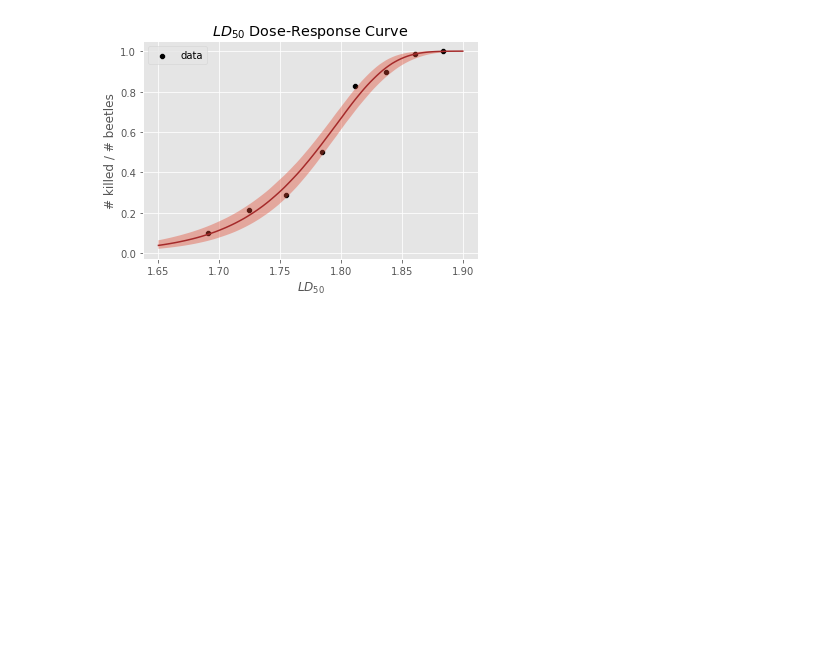
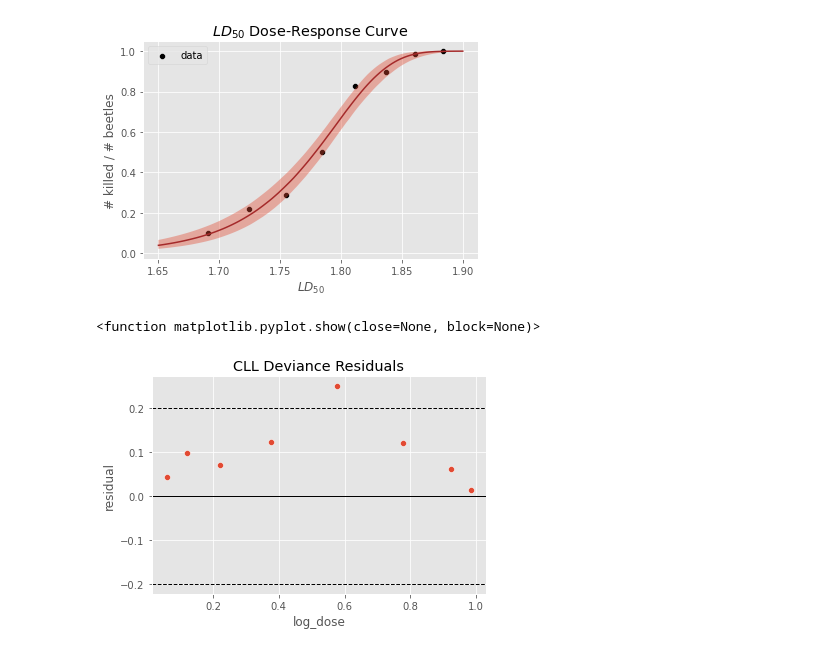
Before and after one commit to GerardoDiana/Generalized-Linear-Models, a Jupyter notebook: HW3/python/beetle_hw3_part2_a.ipynb, the cells around one changed output. Drawn from its saved outputs; the diff is of its cells as text; code cells hidden in the pictures; blank space fills up the shorter version.

```diff
--- a/HW3/python/beetle_hw3_part2_a.ipynb
+++ b/HW3/python/beetle_hw3_part2_a.ipynb
@@ -219,3 +219,21 @@ plt.fill_between(x_grid,conf_int[2,:],conf_int[0,:], alpha = .4)
 # %% [output]
 <matplotlib.collections.PolyCollection at 0x...>
 [figure]
+# %%
+def cll(x,b1,b2):
+    xb = b1+b2*x
+    inside_exp = -numpy.exp(xb)
+
+    return 1-numpy.exp(inside_exp)
+# %%
+cll_residuals = response_variable - cll(beetles['log_dose'],-40,22) #-40 and 20 are posterior mean beta estimates
+# %%
+seaborn.scatterplot(x = cll(beetles['log_dose'],-40,22), y = cll_residuals
+                   ).set(ylabel= 'residual', title='CLL Deviance Residuals')
+plt.axhline(0.2, color = 'black', ls = '--', lw = 1)
+plt.axhline(0, color = 'black', ls = '-', lw = 1)
+plt.axhline(-0.2, color = 'black', ls = '--', lw = 1)
+plt.show
+# %% [output]
+<function matplotlib.pyplot.show(close=None, block=None)>
+[figure, added]
```
Also changed, not shown: parts of 7 cells of this notebook, 1 other file.
